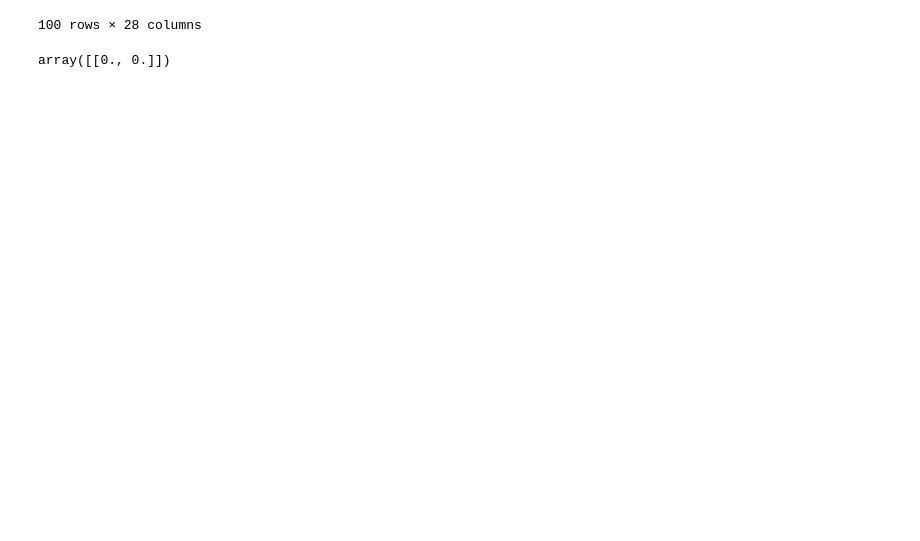
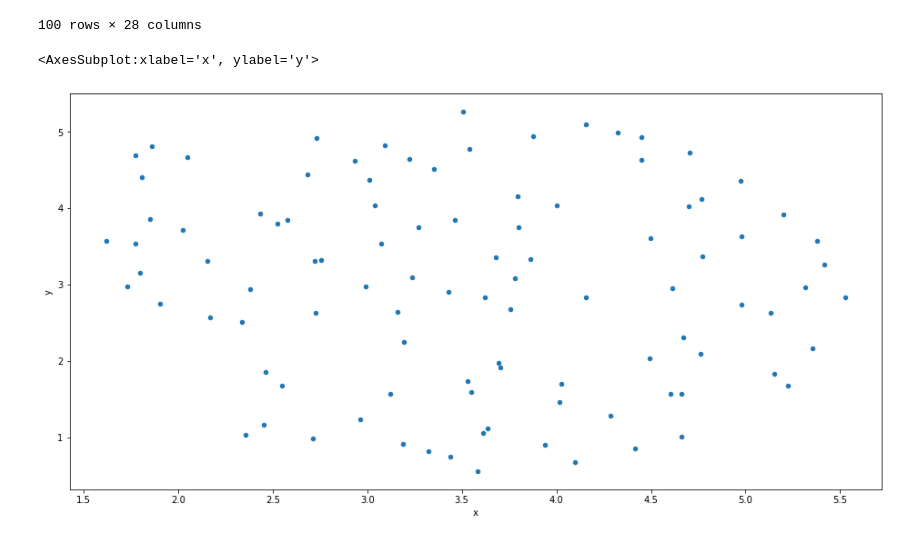
Before and after one commit to apartresearch/aisi-embeddings, a Jupyter notebook: embeddings.ipynb, the cells around one changed output. Drawn from its saved outputs; the diff is of its cells as text; code cells hidden in the pictures; blank space fills up the shorter version.

```diff
--- a/embeddings.ipynb
+++ b/embeddings.ipynb
@@ -50,9 +50,14 @@ def get_vector(text):
     words = text.split()
     vectors = [embeddings_dict[word] for word in words if word in embeddings_dict]
     return np.mean(vectors, axis=0)
-# %%
-def to_2d(vectors):
-    return reducer.fit_transform(vectors)
-to_2d(get_vector(df['text'][0]))
-# %% [output]
-array([[0., 0.]])
+# %%
+vectors = [get_vector(text) for text in df['text']]
+red = reducer.fit_transform(vectors)
+# %%
+df['x'] = red[:, 0]
+df['y'] = red[:, 1]
+# %%
+df.plot(kind='scatter', x='x', y='y', figsize=(16, 8))
+# %% [output]
+<AxesSubplot:xlabel='x', ylabel='y'>
+[figure, added]
```
Also changed, not shown: parts of 2 cells of this notebook.
